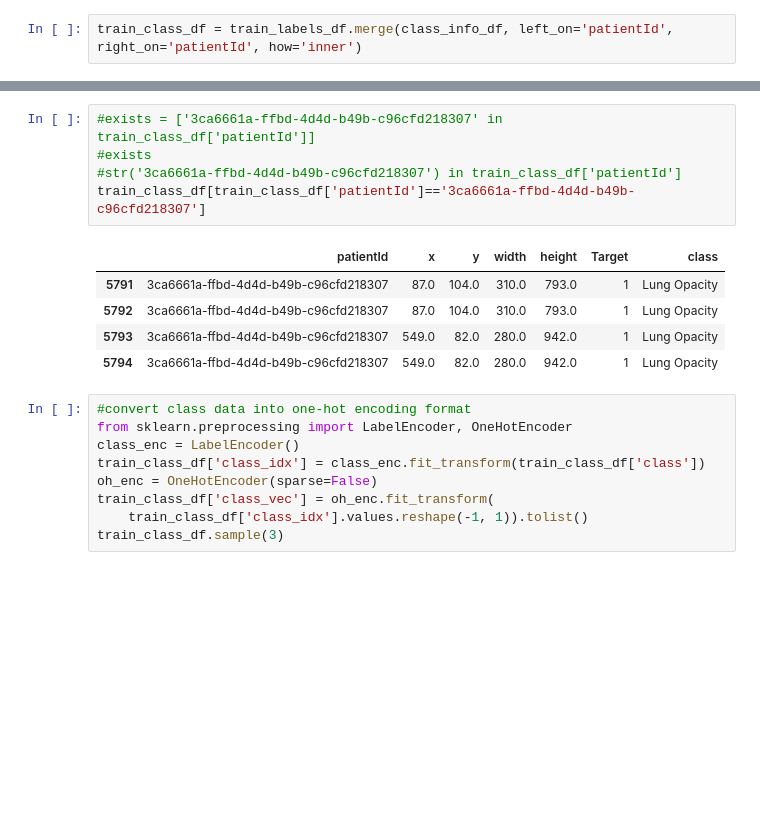
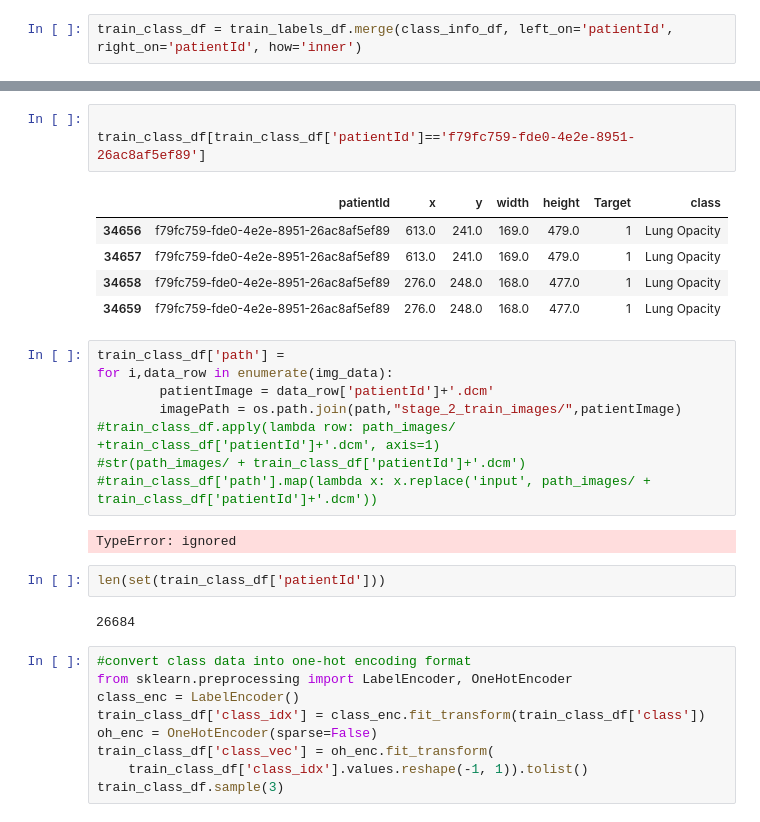
Before and after one commit to GrueneKatze/AI-for-Medicine-Coursera, a Jupyter notebook: Pneumonia_detection_with_FastAI.ipynb, the cells around one changed output, grey strips where cells are left out. Cells and saved outputs as stored; diff of their text form; blank space fills up the shorter version.

```diff
--- a/Pneumonia_detection_with_FastAI.ipynb
+++ b/Pneumonia_detection_with_FastAI.ipynb
@@ -131,17 +131,29 @@ train_class_df.sample(10)
 | 30596 | da989823-20a8-4d10-bfe6-d513ee83ee5e | NaN | NaN | NaN | NaN | 0 | No Lung Opacity / Not Normal |
 | 27110 | c23444bf-fd79-4fee-81eb-521e9fce470e | NaN | NaN | NaN | NaN | 0 | No Lung Opacity / Not Normal |
 | 4178 | 3543c982-375a-45f3-92d2-8a6e2f8a39af | NaN | NaN | NaN | NaN | 0 | No Lung Opacity / Not Normal |
-# %%
-#exists = ['3ca6661a-ffbd-4d4d-b49b-c96cfd218307' in train_class_df['patientId']]
-#exists
-#str('3ca6661a-ffbd-4d4d-b49b-c96cfd218307') in train_class_df['patientId']
-train_class_df[train_class_df['patientId']=='3ca6661a-ffbd-4d4d-b49b-c96cfd218307']
-# %% [output]
-|  | patientId | x | y | width | height | Target | class |
-| 5791 | 3ca6661a-ffbd-4d4d-b49b-c96cfd218307 | 87.0 | 104.0 | 310.0 | 793.0 | 1 | Lung Opacity |
-| 5792 | 3ca6661a-ffbd-4d4d-b49b-c96cfd218307 | 87.0 | 104.0 | 310.0 | 793.0 | 1 | Lung Opacity |
-| 5793 | 3ca6661a-ffbd-4d4d-b49b-c96cfd218307 | 549.0 | 82.0 | 280.0 | 942.0 | 1 | Lung Opacity |
-| 5794 | 3ca6661a-ffbd-4d4d-b49b-c96cfd218307 | 549.0 | 82.0 | 280.0 | 942.0 | 1 | Lung Opacity |
+# %%
+
+train_class_df[train_class_df['patientId']=='f79fc759-fde0-4e2e-8951-26ac8af5ef89']
+# %% [output]
+|  | patientId | x | y | width | height | Target | class |
+| 34656 | f79fc759-fde0-4e2e-8951-26ac8af5ef89 | 613.0 | 241.0 | 169.0 | 479.0 | 1 | Lung Opacity |
+| 34657 | f79fc759-fde0-4e2e-8951-26ac8af5ef89 | 613.0 | 241.0 | 169.0 | 479.0 | 1 | Lung Opacity |
+| 34658 | f79fc759-fde0-4e2e-8951-26ac8af5ef89 | 276.0 | 248.0 | 168.0 | 477.0 | 1 | Lung Opacity |
+| 34659 | f79fc759-fde0-4e2e-8951-26ac8af5ef89 | 276.0 | 248.0 | 168.0 | 477.0 | 1 | Lung Opacity |
+# %%
+train_class_df['path'] =
+for i,data_row in enumerate(img_data):
+        patientImage = data_row['patientId']+'.dcm'
+        imagePath = os.path.join(path,"stage_2_train_images/",patientImage)
+#train_class_df.apply(lambda row: path_images/ +train_class_df['patientId']+'.dcm', axis=1)
+#str(path_images/ + train_class_df['patientId']+'.dcm')
+#train_class_df['path'].map(lambda x: x.replace('input', path_images/ + train_class_df['patientId']+'.dcm'))
+# %% [output]
+TypeError: ignored
+# %%
+len(set(train_class_df['patientId']))
+# %% [output]
+26684
 # %%
 #convert class data into one-hot encoding format
 from sklearn.preprocessing import LabelEncoder, OneHotEncoder
```
Also changed, not shown: parts of 1 cell of this notebook.
